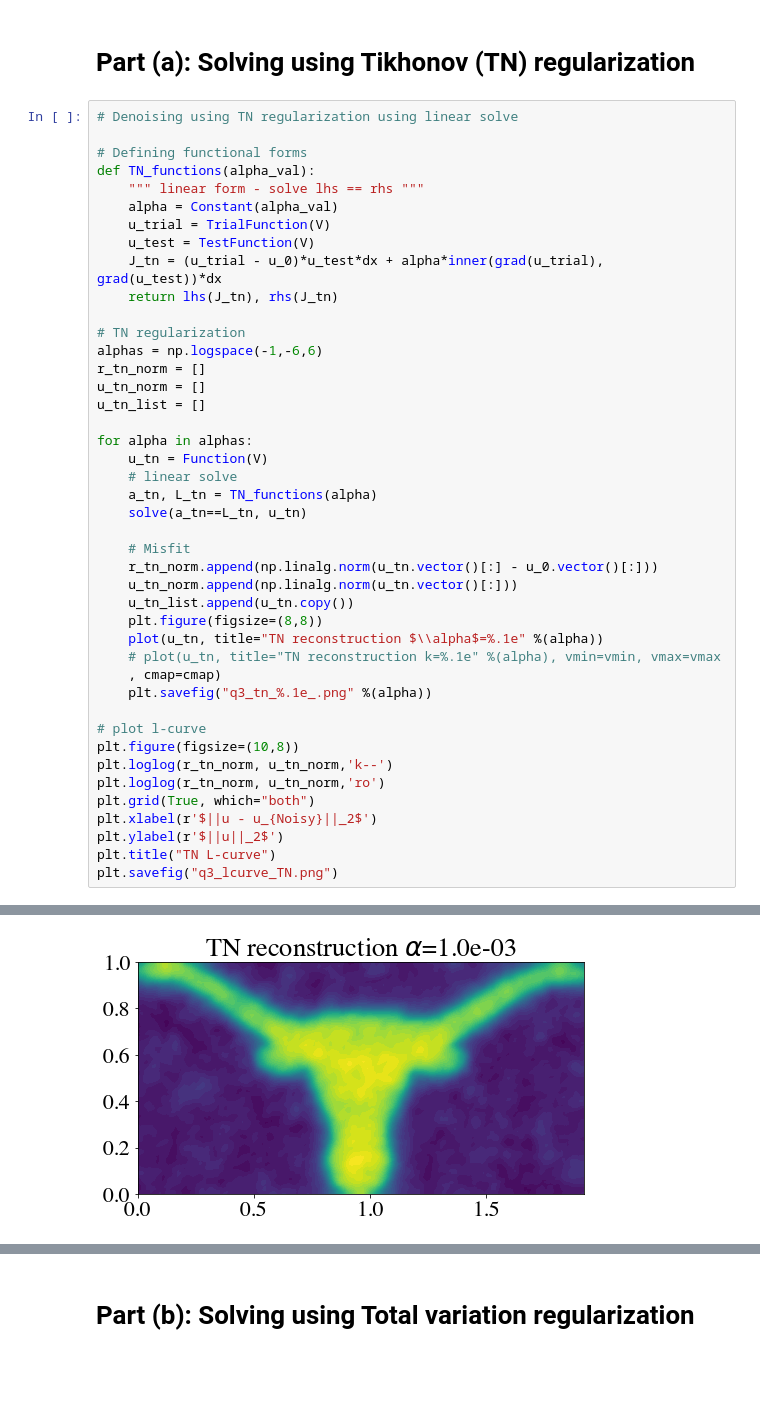
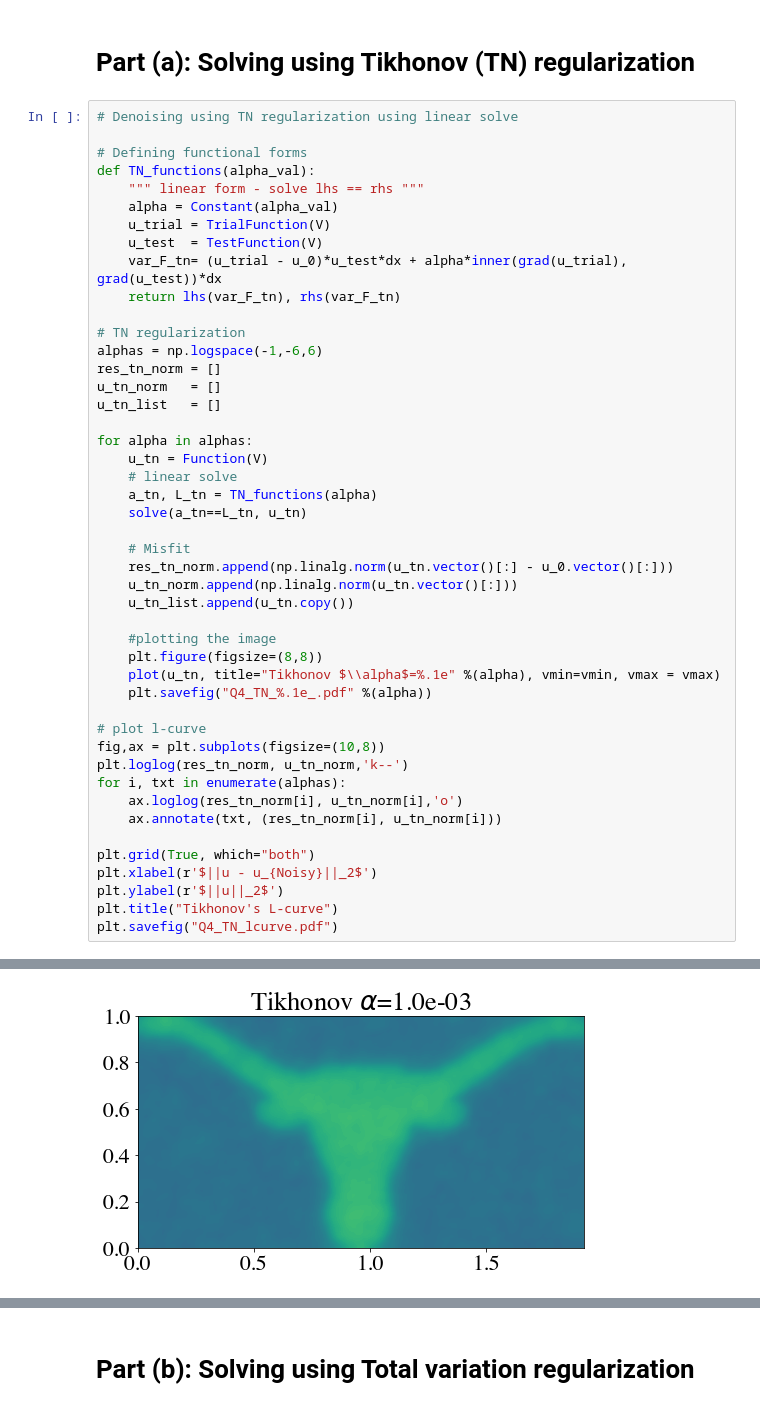
Before and after one commit to mashadab/Computational-and-Variational-Methods-for-Inverse-Problems, a Jupyter notebook: HW3-Fenics/HW3_Q4.ipynb, the cells around one changed output, grey strips where cells are left out. Cells and saved outputs as stored; diff of their text form; blank space fills up the shorter version.

```diff
--- a/HW3-Fenics/HW3_Q4.ipynb
+++ b/HW3-Fenics/HW3_Q4.ipynb
@@ -76,15 +76,15 @@ def TN_functions(alpha_val):
     """ linear form - solve lhs == rhs """
     alpha = Constant(alpha_val)
     u_trial = TrialFunction(V)
-    u_test = TestFunction(V)
-    J_tn = (u_trial - u_0)*u_test*dx + alpha*inner(grad(u_trial), grad(u_test))*dx
-    return lhs(J_tn), rhs(J_tn)
+    u_test  = TestFunction(V)
+    var_F_tn= (u_trial - u_0)*u_test*dx + alpha*inner(grad(u_trial), grad(u_test))*dx
+    return lhs(var_F_tn), rhs(var_F_tn)
 
 # TN regularization
 alphas = np.logspace(-1,-6,6)
-r_tn_norm = []
-u_tn_norm = []
-u_tn_list = []
+res_tn_norm = []
+u_tn_norm   = []
+u_tn_list   = []
 
 for alpha in alphas:
     u_tn = Function(V)
@@ -93,22 +93,25 @@ for alpha in alphas:
     solve(a_tn==L_tn, u_tn)
 
     # Misfit
-    r_tn_norm.append(np.linalg.norm(u_tn.vector()[:] - u_0.vector()[:]))
+    res_tn_norm.append(np.linalg.norm(u_tn.vector()[:] - u_0.vector()[:]))
     u_tn_norm.append(np.linalg.norm(u_tn.vector()[:]))
     u_tn_list.append(u_tn.copy())
+
+    #plotting the image
     plt.figure(figsize=(8,8))
-    plot(u_tn, title="TN reconstruction $\\alpha$=%.1e" %(alpha))
-    # plot(u_tn, title="TN reconstruction k=%.1e" %(alpha), vmin=vmin, vmax=vmax
-    , cmap=cmap)
-    plt.savefig("q3_tn_%.1e_.png" %(alpha))
+    plot(u_tn, title="Tikhonov $\\alpha$=%.1e" %(alpha), vmin=vmin, vmax = vmax)
+    plt.savefig("Q4_TN_%.1e_.pdf" %(alpha))
 
 # plot l-curve
-plt.figure(figsize=(10,8))
-plt.loglog(r_tn_norm, u_tn_norm,'k--')
-plt.loglog(r_tn_norm, u_tn_norm,'ro')
+fig,ax = plt.subplots(figsize=(10,8))
+plt.loglog(res_tn_norm, u_tn_norm,'k--')
+for i, txt in enumerate(alphas):
+    ax.loglog(res_tn_norm[i], u_tn_norm[i],'o')
+    ax.annotate(txt, (res_tn_norm[i], u_tn_norm[i]))
+
 plt.grid(True, which="both")
 plt.xlabel(r'$||u - u_{Noisy}||_2$')
 plt.ylabel(r'$||u||_2$')
-plt.title("TN L-curve")
-plt.savefig("q3_lcurve_TN.png")
+plt.title("Tikhonov's L-curve")
+plt.savefig("Q4_TN_lcurve.pdf")
 # %% [output]
@@ -117 +120 @@ plt.savefig("q3_lcurve_TN.png")
-[figure, old version]
+[figure, new version]
```
Also changed, not shown: parts of 6 cells of this notebook, 24 other files.
